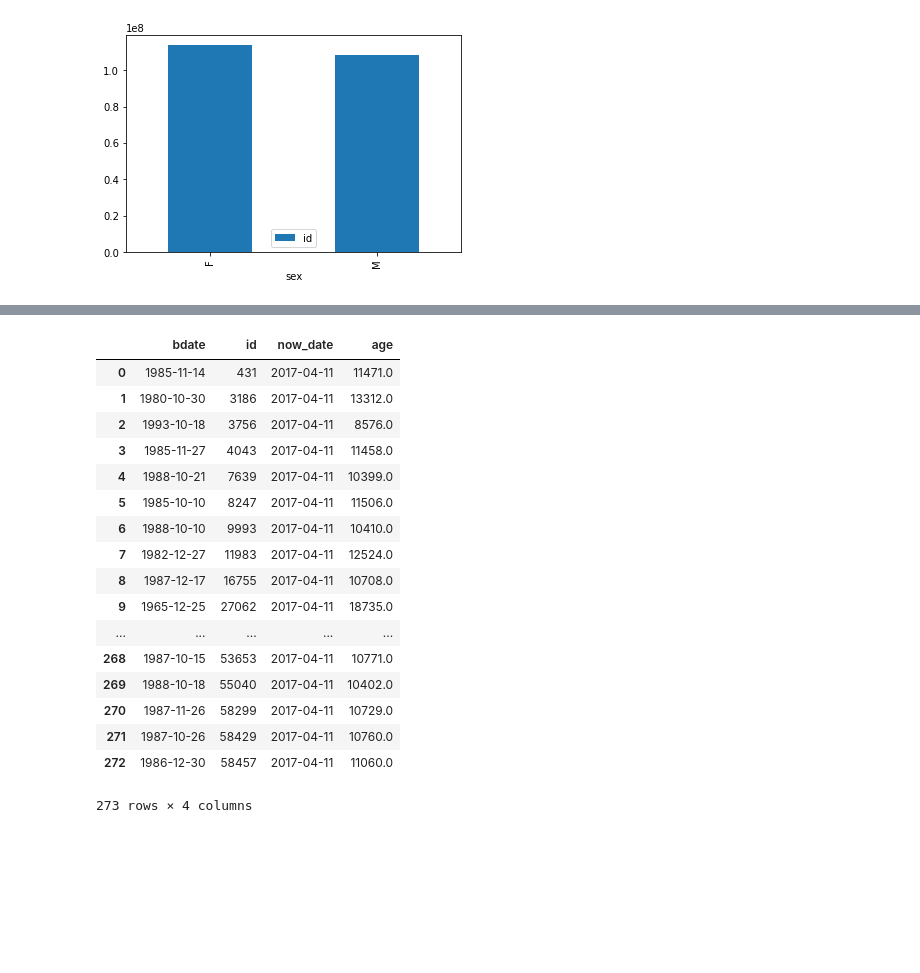
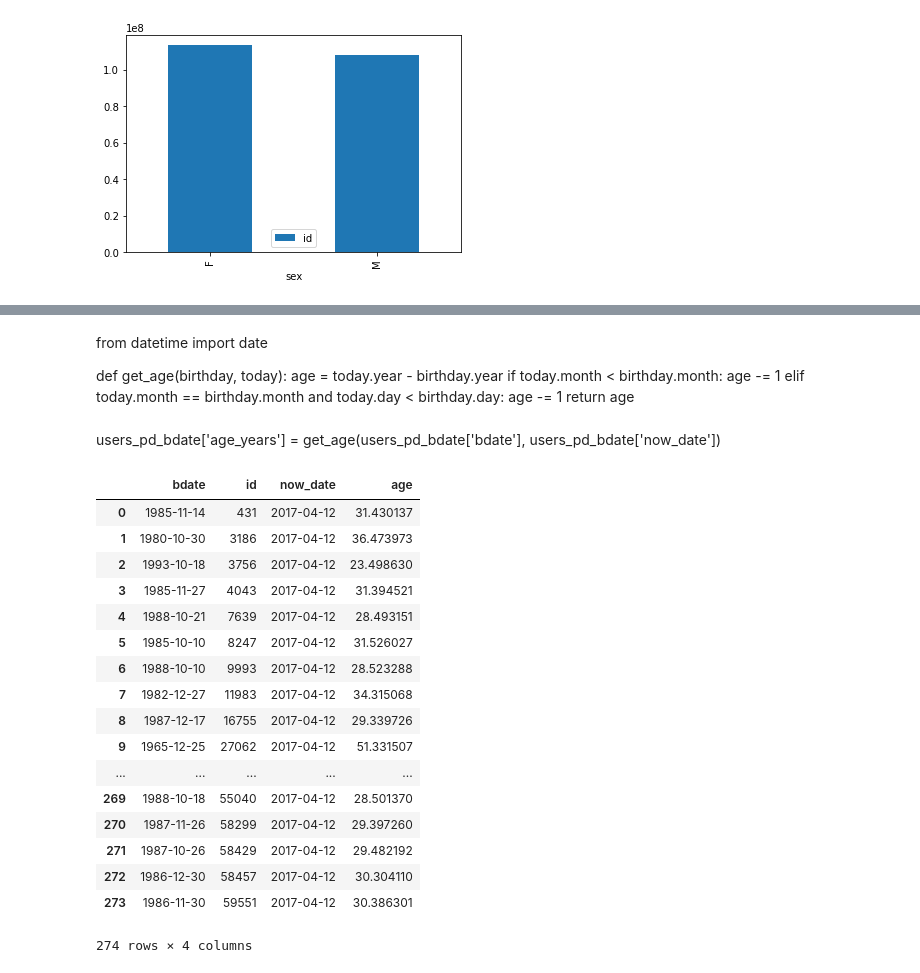
Before and after one commit to pashkovsky/PY2PM, a Jupyter notebook: Final_Project/Diplom_step2.ipynb, the cells around one changed output, grey strips where cells are left out. Saved outputs shown, nothing was run; the diff lists cells and outputs as text; code cells hidden in the pictures; blank space fills up the shorter version.

```diff
--- a/Final_Project/Diplom_step2.ipynb
+++ b/Final_Project/Diplom_step2.ipynb
@@ -25,0 +31,5 @@ print(top5)
+# %%
+def requests_get(method, params):
+    response = requests.get(API + method, params)
+    result = response.json()
+    return result
@@ -34,27 +59,5 @@ access_token = '27d4416d588badf79074b8aaca1bdd11dc8bca340fcc89ac7783fcd3806391c7
-# %%
-def import_data_users_per_group_id(group_id):
-    params = {
-        'group_id': group_id,
-        'access_token': access_token,
-        'v': 5.63,
-        'count': 1000,
-        'fields': 'sex, bdate'
-    }
-
-    response = requests.get('https://api.vk.com/method/groups.getMembers', params)
-    result = response.json()
-    result = result['response']['items']
-    for user in result:
-        if 'deactivated' in user.keys():
-            del(user['deactivated'])
-        if user['first_name'] is not None:
-            del(user['first_name'])
-        if user['last_name'] is not None:
-            del(user['last_name'])
-        if 'bdate' not in user.keys():
-            user.setdefault('bdate')
-    return result
 # %%
+dict_all_users = {}
 list_all_users = []
 for i in top5['id']:
     z = import_data_users_per_group_id(i)
@@ -135,7 +140,7 @@ users_pd.groupby('sex').sum().plot.bar()
 # %%
 users_for_pd_bdate = []
 for user in users:
-    if user['bdate'] is not None:
+    if 'bdate' in user.keys():
         date_text = user['bdate']
         try:
             if date_text == datetime.strptime(date_text, "%d.%m.%Y").strftime('%d.%m.%Y'):
@@ -232,22 +237,34 @@ users_pd_bdate
+# %% [markdown]
+from datetime import date
+
+def get_age(birthday, today):
+    age = today.year - birthday.year
+    if today.month < birthday.month:
+        age -= 1
+    elif today.month == birthday.month and today.day < birthday.day:
+        age -= 1
+    return age
+# %% [markdown]
+users_pd_bdate['age_years'] = get_age(users_pd_bdate['bdate'], users_pd_bdate['now_date'])
 # %%
-users_pd_bdate['age'] = (users_pd_bdate['now_date'] - users_pd_bdate['bdate']).apply(lambda x: x/np.timedelta64(1,'D'))
+users_pd_bdate['age'] = ((users_pd_bdate['now_date'] - users_pd_bdate['bdate']).apply(lambda x: x/np.timedelta64(1,'D')))/365
 users_pd_bdate
 # %% [output]
 |  | bdate | id | now_date | age |
-| 0 | 1985-11-14 | 431 | 2017-04-11 | 11471.0 |
-| 1 | 1980-10-30 | 3186 | 2017-04-11 | 13312.0 |
-| 2 | 1993-10-18 | 3756 | 2017-04-11 | 8576.0 |
-| 3 | 1985-11-27 | 4043 | 2017-04-11 | 11458.0 |
-| 4 | 1988-10-21 | 7639 | 2017-04-11 | 10399.0 |
-| 5 | 1985-10-10 | 8247 | 2017-04-11 | 11506.0 |
-| 6 | 1988-10-10 | 9993 | 2017-04-11 | 10410.0 |
-| 7 | 1982-12-27 | 11983 | 2017-04-11 | 12524.0 |
-| 8 | 1987-12-17 | 16755 | 2017-04-11 | 10708.0 |
-| 9 | 1965-12-25 | 27062 | 2017-04-11 | 18735.0 |
+| 0 | 1985-11-14 | 431 | 2017-04-12 | 31.430137 |
+| 1 | 1980-10-30 | 3186 | 2017-04-12 | 36.473973 |
+| 2 | 1993-10-18 | 3756 | 2017-04-12 | 23.498630 |
+| 3 | 1985-11-27 | 4043 | 2017-04-12 | 31.394521 |
+| 4 | 1988-10-21 | 7639 | 2017-04-12 | 28.493151 |
+| 5 | 1985-10-10 | 8247 | 2017-04-12 | 31.526027 |
+| 6 | 1988-10-10 | 9993 | 2017-04-12 | 28.523288 |
+| 7 | 1982-12-27 | 11983 | 2017-04-12 | 34.315068 |
+| 8 | 1987-12-17 | 16755 | 2017-04-12 | 29.339726 |
+| 9 | 1965-12-25 | 27062 | 2017-04-12 | 51.331507 |
 | ... | ... | ... | ... | ... |
-| 268 | 1987-10-15 | 53653 | 2017-04-11 | 10771.0 |
-| 269 | 1988-10-18 | 55040 | 2017-04-11 | 10402.0 |
-| 270 | 1987-11-26 | 58299 | 2017-04-11 | 10729.0 |
-| 271 | 1987-10-26 | 58429 | 2017-04-11 | 10760.0 |
-| 272 | 1986-12-30 | 58457 | 2017-04-11 | 11060.0 |
+| 269 | 1988-10-18 | 55040 | 2017-04-12 | 28.501370 |
+| 270 | 1987-11-26 | 58299 | 2017-04-12 | 29.397260 |
+| 271 | 1987-10-26 | 58429 | 2017-04-12 | 29.482192 |
+| 272 | 1986-12-30 | 58457 | 2017-04-12 | 30.304110 |
+| 273 | 1986-11-30 | 59551 | 2017-04-12 | 30.386301 |
-273 rows × 4 columns
+274 rows × 4 columns
```
Also changed, not shown: parts of 17 cells of this notebook, 1 other file.
